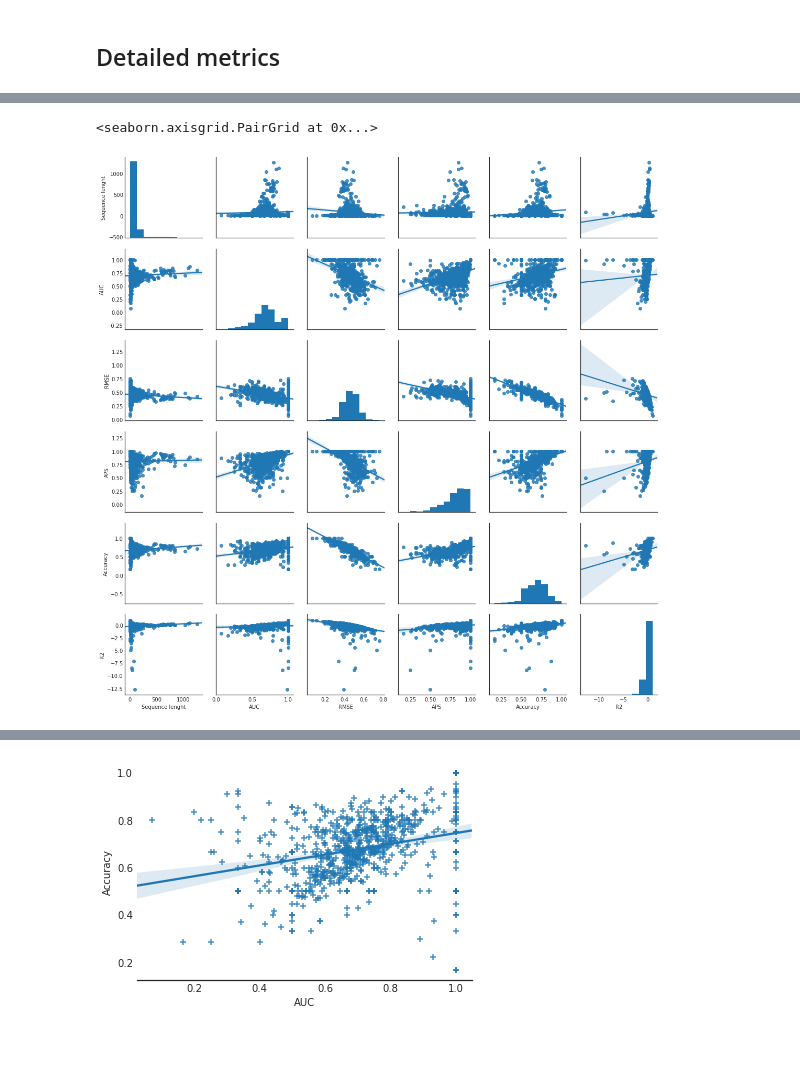
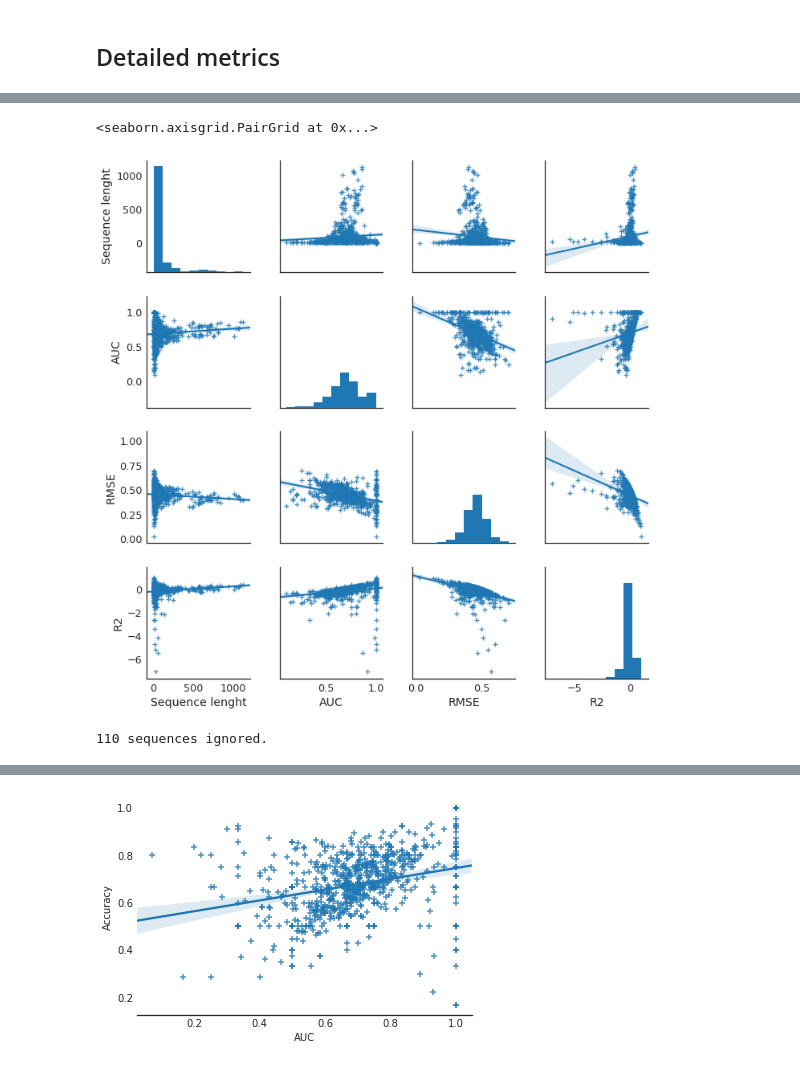
Before and after one commit to mit0110/knowledge_tracing, a Jupyter notebook: notebooks/Experiments 2017.ipynb, the cells around one changed output, grey strips where cells are left out. Cells and saved outputs as stored; diff of their text form; code cells hidden in the pictures.

Commit message:
Adding latest results

```diff
--- a/notebooks/Experiments 2017.ipynb
+++ b/notebooks/Experiments 2017.ipynb
@@ -12,6 +12,7 @@ from sklearn import metrics
 # %%
 import seaborn
 seaborn.set_style('white')
+seaborn.set_context("paper", font_scale=1.6)
 # %%
 def get_auc_roc_curve(true, predicted):
     results = []
@@ -210,7 +211,9 @@ get_not_averaged_metrics(EMBEDDING_FILENAMES)
 # %% [markdown]
 ## Detailed metrics
 # %%
-test_prediction_file = '/home/mteruel/edm/results/dkt_lstm/by_problem_id/embeddings/18-02-21-16-21/predictions.p'
+test_prediction_file = '/home/mteruel/edm/results/dkt_lstm/by_problem_id/embeddings/18-02-21-15-42/predictions.p'
 
 with open(test_prediction_file, 'rb') as prediction_file:
     true, predicted = pickle.load(prediction_file)
+
+embedding_metrics = get_all_metrics(true, predicted)
@@ -233,5 +222,16 @@ embedding_metrics.describe()
 # %%
-seaborn.pairplot(embedding_metrics[numpy.isfinite(embedding_metrics.AUC)], kind="reg")
+seaborn.pairplot(
+    embedding_metrics[numpy.isfinite(embedding_metrics.AUC)][['Sequence lenght', 'AUC', 'RMSE', 'R2']],
+    kind="reg", markers="+")
 # %% [output]
 <seaborn.axisgrid.PairGrid at 0x...>
-[figure, old version]
+[figure, new version]
+# %%
+test_prediction_file = '/home/mteruel/edm/results/dkt_lstm/by_problem_id/coembeddings/18-02-21-18-45/predictions_run0.p'
+
+with open(test_prediction_file, 'rb') as prediction_file:
+    true, predicted = pickle.load(prediction_file)
+
+embedding_metrics2 = get_all_metrics(true, predicted)
+# %% [output]
+110 sequences ignored.
```
Also changed, not shown: parts of 7 cells of this notebook, 3 other files.
